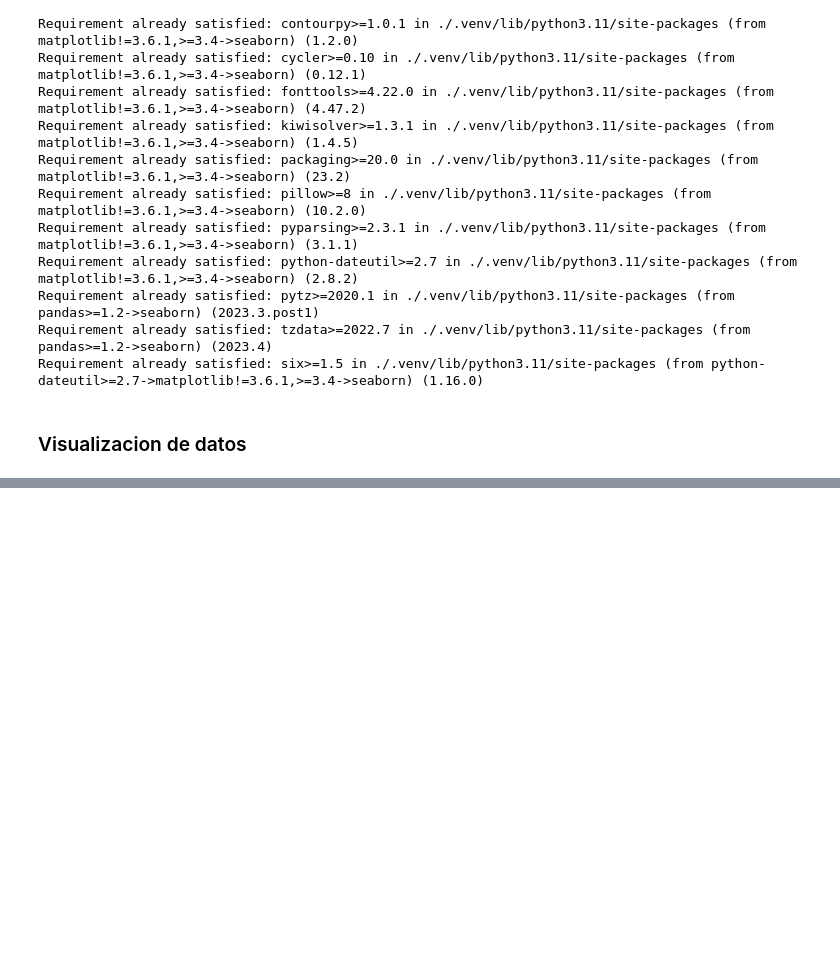
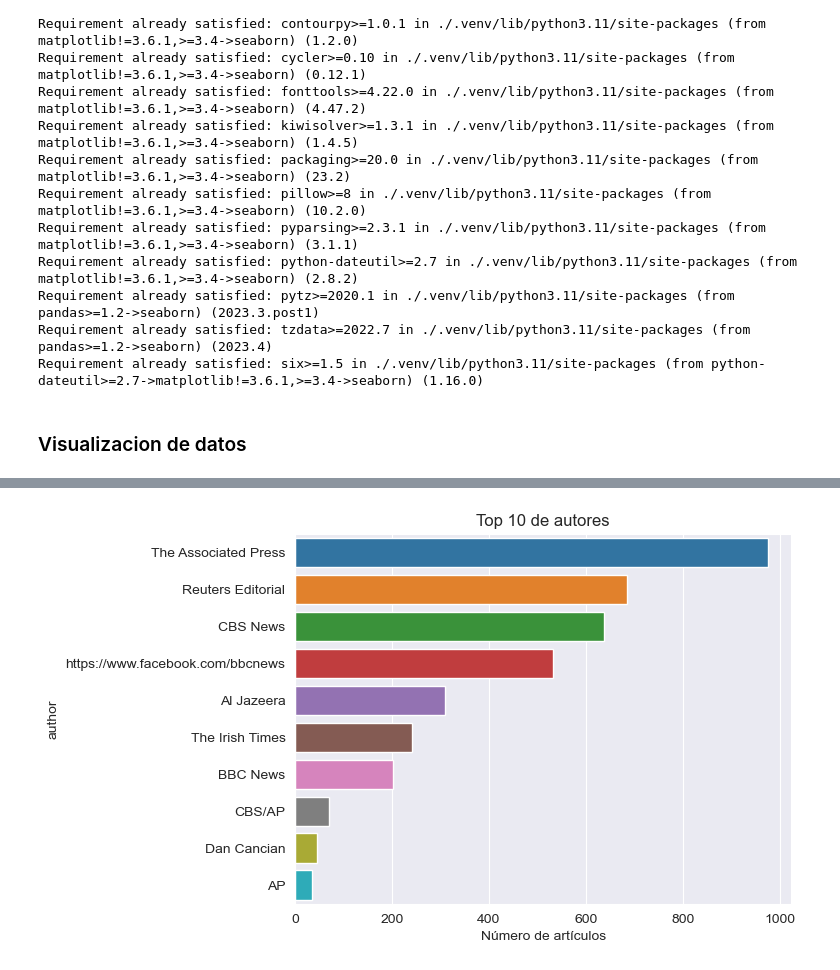
Before and after one commit to ancarye/bedu_class_06, a Jupyter notebook: 04_data_visualization.ipynb, the cells around one changed output, grey strips where cells are left out. Cells and saved outputs as stored; diff of their text form; code cells hidden in the pictures; blank space fills up the shorter version.

```diff
--- a/04_data_visualization.ipynb
+++ b/04_data_visualization.ipynb
@@ -88,0 +99,9 @@ data =data[~data.title.isna()]
+# %%
+plt.title('Top 10 de autores')
+sns.barplot(x=data.author.value_counts()[ :10].values,
+            y=data.author.value_counts()[ :10].index,
+            )
+plt.xlabel('Número de artículos')
+plt.show()
+# %% [output]
+[figure, added]
```
Also changed, not shown: parts of 8 cells of this notebook.
